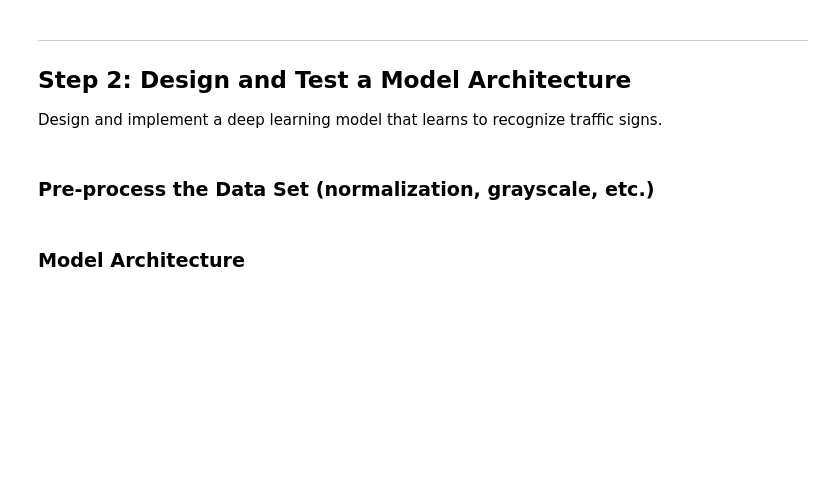
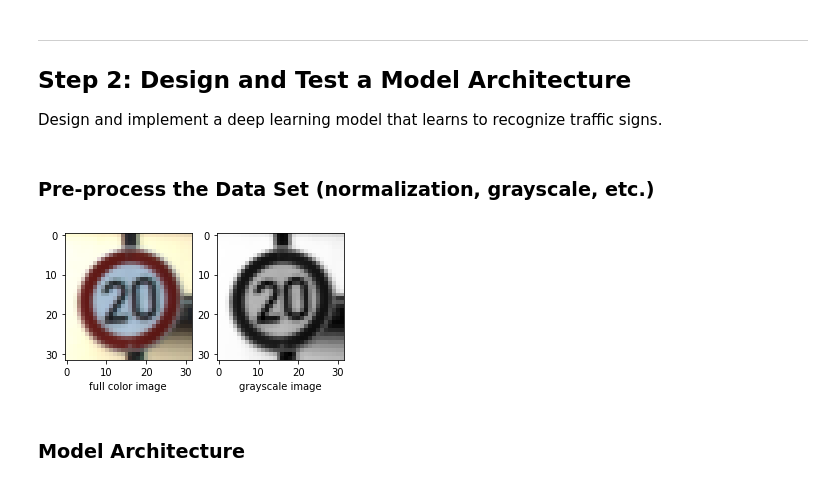
Before and after one commit to MarsBase7/CarND-Traffic-Sign-Classifier-Project, a Jupyter notebook: Traffic_Sign_Classifier_LeNet-5.ipynb, the cells around one changed output. Saved outputs shown, nothing was run; the diff lists cells and outputs as text; code cells hidden in the pictures; blank space fills up the shorter version.

```diff
--- a/Traffic_Sign_Classifier_LeNet-5.ipynb
+++ b/Traffic_Sign_Classifier_LeNet-5.ipynb
@@ -152,5 +138,20 @@ def conv_gray(images):
 X_train = conv_gray(X_train)
 X_valid = conv_gray(X_valid)
 X_test = conv_gray(X_test)
+# %%
+# Plotting the gray image
+image_gray = X_train[index_im].squeeze()
+plt.figure(figsize = (5,5))
+ax1 = plt.subplot(1,2,1)
+ax2 = plt.subplot(1,2,2)
+plt.sca(ax1)
+plt.xlabel('full color image')
+plt.imshow(image)
+plt.sca(ax2)
+plt.xlabel('grayscale image')
+plt.imshow(image_gray, cmap='gray')
+plt.show()
+# %% [output]
+[figure, added]
 # %%
 # Image normalize
```
Also changed, not shown: parts of 15 cells of this notebook, 4 other files.
